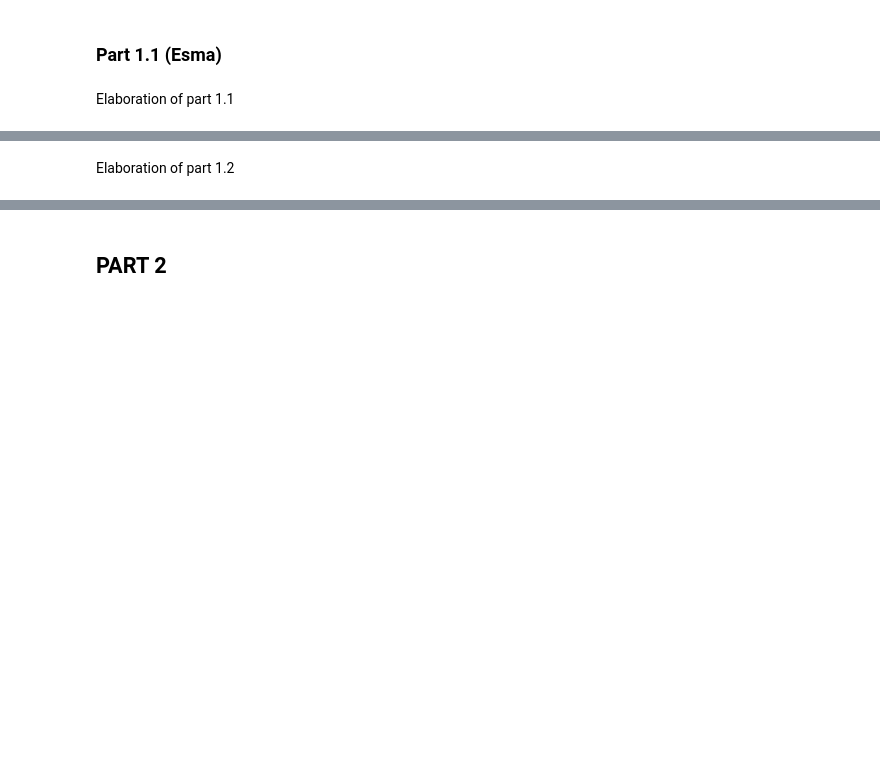
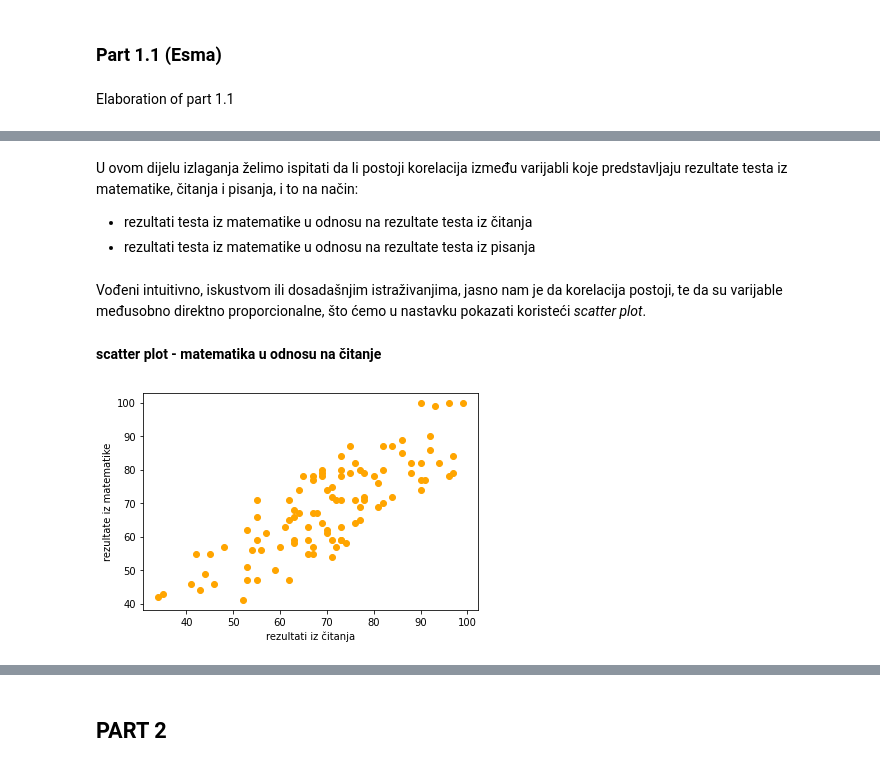
Before and after one commit to kanitakadusic/student-performance-prediction, a Jupyter notebook: colab.ipynb, the cells around one changed output, grey strips where cells are left out. Drawn from its saved outputs; the diff is of its cells as text; code cells hidden in the pictures; blank space fills up the shorter version.

```diff
--- a/colab.ipynb
+++ b/colab.ipynb
@@ -10,0 +25,3 @@ Some text
+# %%
+from google.colab import files
+uploaded = files.upload()
@@ -11,3 +31,6 @@ Some text
+# %%
+
+dataframe_medium = pandas.read_csv(io.BytesIO(uploaded['exams_medium.csv']))
 # %% [markdown]
 # Elaboration
 # %% [markdown]
@@ -25,2 +47,0 @@ Elaboration of part 1.1
-# %% [markdown]
-Elaboration of part 1.2
@@ -28,0 +48,20 @@ Elaboration of part 1.2
+# %% [markdown]
+U ovom dijelu izlaganja želimo ispitati da li postoji korelacija između varijabli koje predstavljaju rezultate testa iz matematike, čitanja i pisanja, i to na način:
+
+
+*   rezultati testa iz matematike u odnosu na rezultate testa iz čitanja
+*   rezultati testa iz matematike u odnosu na rezultate testa iz pisanja
+# %% [markdown]
+Vođeni intuitivno, iskustvom ili dosadašnjim istraživanjima, jasno nam je da korelacija postoji, te da su varijable međusobno direktno proporcionalne, što ćemo u nastavku pokazati koristeći *scatter plot*.
+# %% [markdown]
+**scatter plot - matematika u odnosu na čitanje**
+# %%
+reading = dataframe_medium['reading score']
+math = dataframe_medium['math score']
+
+plot.scatter(reading, math, color = 'orange')
+plot.xlabel('rezultati iz čitanja')
+plot.ylabel('rezultate iz matematike')
+plot.show()
+# %% [output]
+[figure, added]
```
Also changed, not shown: parts of 12 cells of this notebook.
